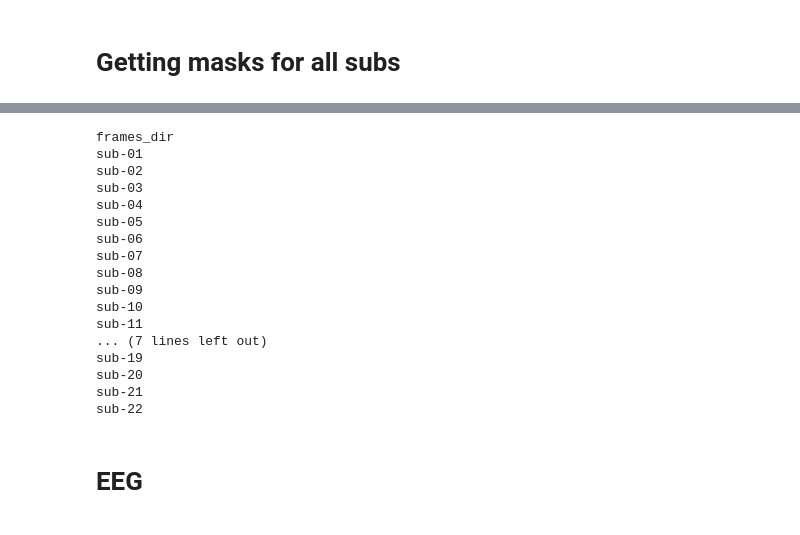
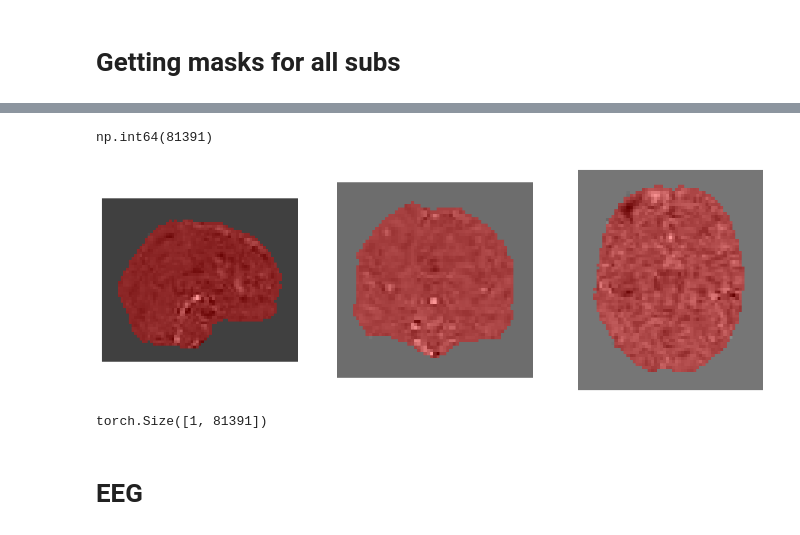
Before and after one commit to intsystems/CreationOfIntelligentSystems_Simultaneous_fMRI-EEG, a Jupyter notebook: code/data/data_visualization.ipynb, the cells around one changed output, grey strips where cells are left out. Cells and saved outputs as stored; diff of their text form; code cells hidden in the pictures.

Commit message:
Add train model, brain_encoder, masks for fmri

```diff
--- a/code/data/data_visualization.ipynb
+++ b/code/data/data_visualization.ipynb
@@ -194,29 +167,18 @@ AttributeError: 'str' object has no attribute 'items'
-# %%
-with open(json_path, 'r') as f:
-    data_dict = json.load(f)
-
-for i, (key, value) in enumerate(data_dict.items()):
-    for sub, sub_value in data_dict[key].items():
-        if i==0:
-            print(sub)
-# %% [output]
-frames_dir
-sub-01
-sub-02
-sub-03
-sub-04
-sub-05
-sub-06
-sub-07
-sub-08
-sub-09
-sub-10
-sub-11
-... (7 lines left out)
-sub-19
-sub-20
-sub-21
-sub-22
-# %%
-with open(json_path, 'r') as file:
-    data = json.load(file)
+# %%
+sub_num2masks = {}
+for sub, paths in tqdm(sub_num2paths.items()):
+    sub_num2masks[sub] = torch.stack([get_thresholded_change_mask(torch.tensor(nib.load(path).get_fdata())) for path in paths])
+# %%
+combined_mask = np.zeros((61, 73, 61))  # Initialize with zeros
+# Combine the masks using element-wise logical OR
+masks = sub_num2masks["sub-01"].numpy()
+for mask in masks:
+    combined_mask = np.logical_or(combined_mask, mask)
+# %%
+combined_mask.sum()
+# %% [output]
+np.int64(81391)
+# %%
+show_slices_with_mask(data[:,:,:,0], torch.tensor(combined_mask))
+# %% [output]
+[figure, added]
@@ -223,3 +206,7 @@ with open(json_path, 'r') as file:
+# %%
+vec.shape
+# %% [output]
+torch.Size([1, 81391])
 # %% [markdown]
 # EEG
 # %%
```
Also changed, not shown: parts of 6 cells of this notebook, 8 other files.
